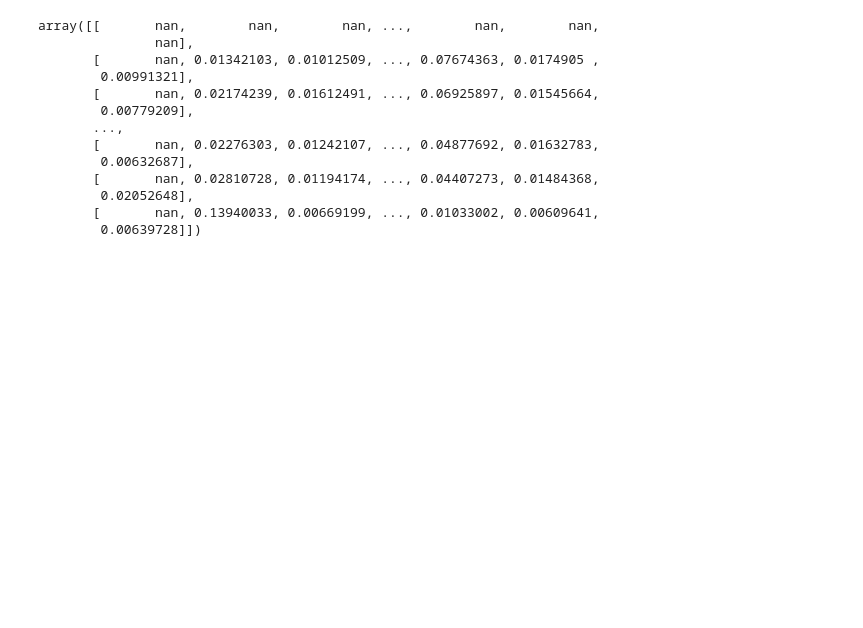
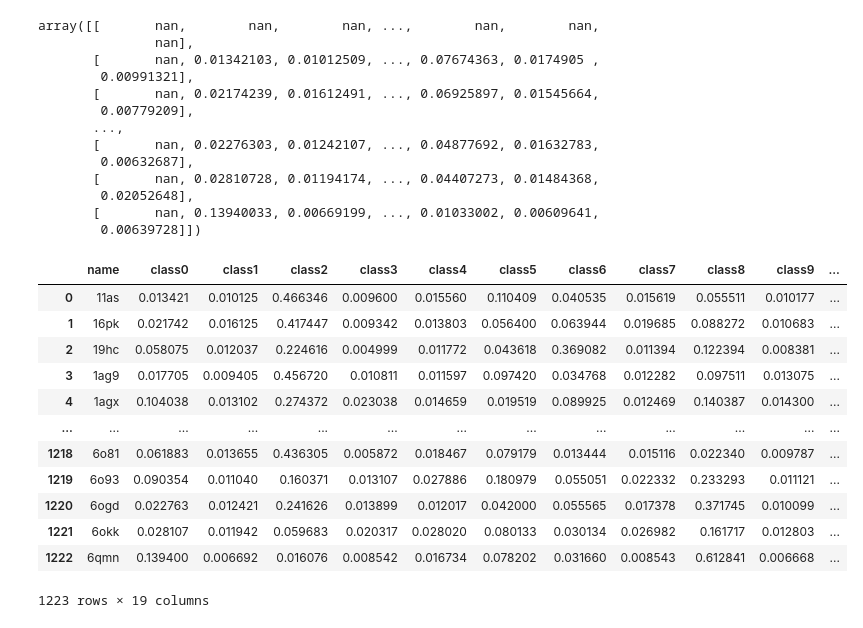
Before and after one commit to hugodebes/Altegrad, a Jupyter notebook: sandbox.ipynb, the cells around one changed output. Drawn from its saved outputs; the diff is of its cells as text; code cells hidden in the pictures; blank space fills up the shorter version.

```diff
--- a/sandbox.ipynb
+++ b/sandbox.ipynb
@@ -307,3 +267,23 @@ array([[       nan,        nan,        nan, ...,        nan,        nan,
         0.00639728]])
 # %%
 y_pred_proba_seq,y_pred_proba_struct
+# %%
+import pandas as pd
+seq_res = pd.read_csv("sample_submission.csv",delimiter= ",")
+struct_res = pd.read_csv("sample_submission_struct.csv", delimiter=",")
+# %%
+seq_res
+# %% [output]
+|  | name | class0 | class1 | class2 | class3 | class4 | class5 | class6 | class7 | class8 | class9 | ... |
+| 0 | 11as | 0.013421 | 0.010125 | 0.466346 | 0.009600 | 0.015560 | 0.110409 | 0.040535 | 0.015619 | 0.055511 | 0.010177 | ... |
+| 1 | 16pk | 0.021742 | 0.016125 | 0.417447 | 0.009342 | 0.013803 | 0.056400 | 0.063944 | 0.019685 | 0.088272 | 0.010683 | ... |
+| 2 | 19hc | 0.058075 | 0.012037 | 0.224616 | 0.004999 | 0.011772 | 0.043618 | 0.369082 | 0.011394 | 0.122394 | 0.008381 | ... |
+| 3 | 1ag9 | 0.017705 | 0.009405 | 0.456720 | 0.010811 | 0.011597 | 0.097420 | 0.034768 | 0.012282 | 0.097511 | 0.013075 | ... |
+| 4 | 1agx | 0.104038 | 0.013102 | 0.274372 | 0.023038 | 0.014659 | 0.019519 | 0.089925 | 0.012469 | 0.140387 | 0.014300 | ... |
+| ... | ... | ... | ... | ... | ... | ... | ... | ... | ... | ... | ... | ... |
+| 1218 | 6o81 | 0.061883 | 0.013655 | 0.436305 | 0.005872 | 0.018467 | 0.079179 | 0.013444 | 0.015116 | 0.022340 | 0.009787 | ... |
+| 1219 | 6o93 | 0.090354 | 0.011040 | 0.160371 | 0.013107 | 0.027886 | 0.180979 | 0.055051 | 0.022332 | 0.233293 | 0.011121 | ... |
+| 1220 | 6ogd | 0.022763 | 0.012421 | 0.241626 | 0.013899 | 0.012017 | 0.042000 | 0.055565 | 0.017378 | 0.371745 | 0.010099 | ... |
+| 1221 | 6okk | 0.028107 | 0.011942 | 0.059683 | 0.020317 | 0.028020 | 0.080133 | 0.030134 | 0.026982 | 0.161717 | 0.012803 | ... |
+| 1222 | 6qmn | 0.139400 | 0.006692 | 0.016076 | 0.008542 | 0.016734 | 0.078202 | 0.031660 | 0.008543 | 0.612841 | 0.006668 | ... |
+1223 rows × 19 columns
```
Also changed, not shown: parts of 17 cells of this notebook, 17 other files.
